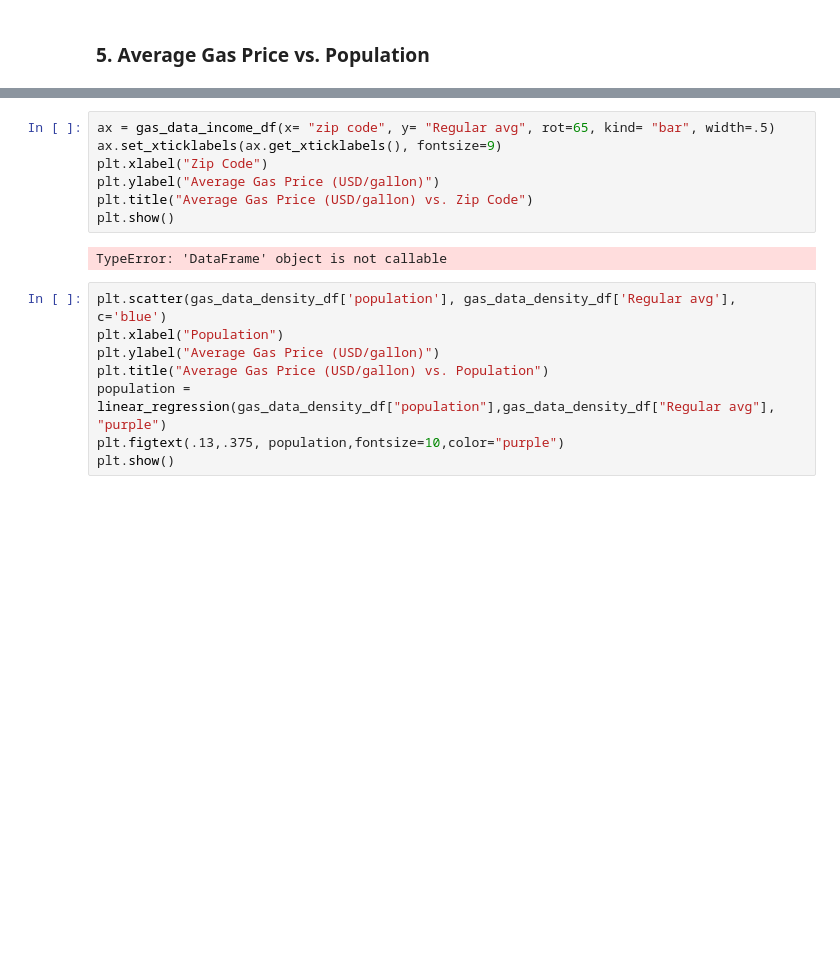
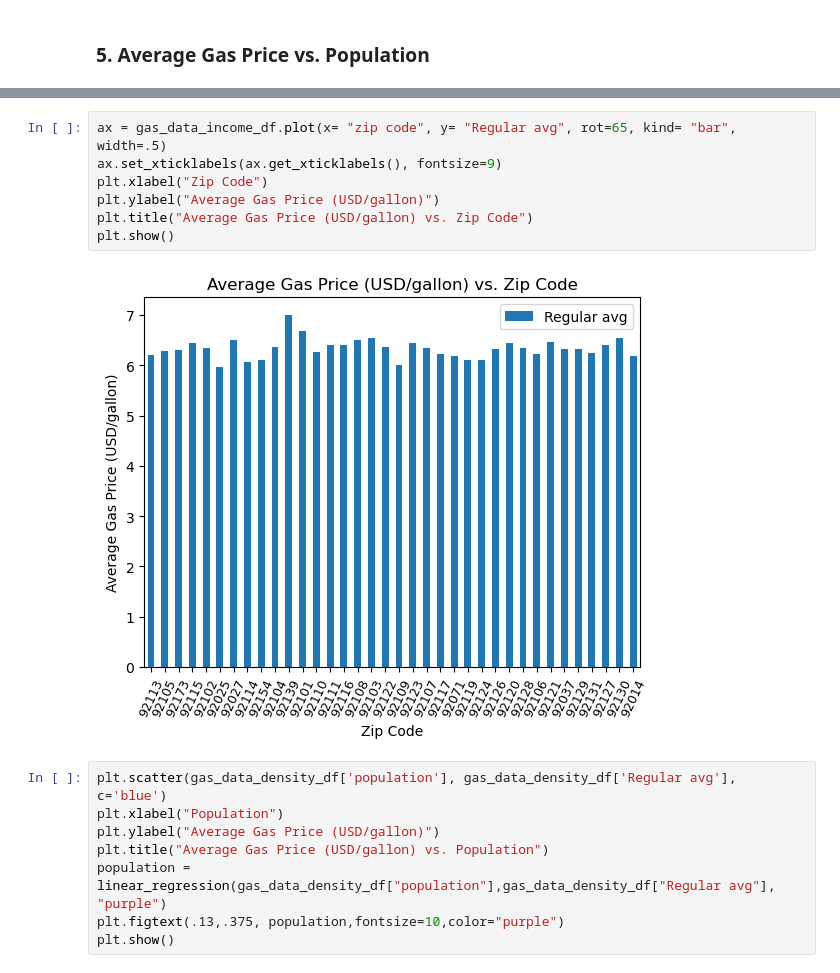
Before and after one commit to Lilnessa/Project1, a Jupyter notebook: charts.ipynb, the cells around one changed output, grey strips where cells are left out. Cells and saved outputs as stored; diff of their text form; blank space fills up the shorter version.

```diff
--- a/charts.ipynb
+++ b/charts.ipynb
@@ -225,14 +182,14 @@ gas_data_income_df.head()
 | 18 | 18 | 92115 | 32.76154 | -117.07187 | San Diego | 61450.0 | 3845.7 | 6.433333 | 6.700000 | ... |
 | 6 | 6 | 92102 | 32.71595 | -117.11749 | San Diego | 40083.0 | 3446.3 | 6.333333 | 6.533333 | ... |
 # %%
-ax = gas_data_income_df(x= "zip code", y= "Regular avg", rot=65, kind= "bar", width=.5)
+ax = gas_data_income_df.plot(x= "zip code", y= "Regular avg", rot=65, kind= "bar", width=.5)
 ax.set_xticklabels(ax.get_xticklabels(), fontsize=9)
 plt.xlabel("Zip Code")
 plt.ylabel("Average Gas Price (USD/gallon)")
 plt.title("Average Gas Price (USD/gallon) vs. Zip Code")
 plt.show()
 # %% [output]
-TypeError: 'DataFrame' object is not callable
+[figure, added]
 # %%
 plt.scatter(gas_data_density_df['population'], gas_data_density_df['Regular avg'], c='blue')
 plt.xlabel("Population")
```
Also changed, not shown: parts of 4 cells of this notebook.
